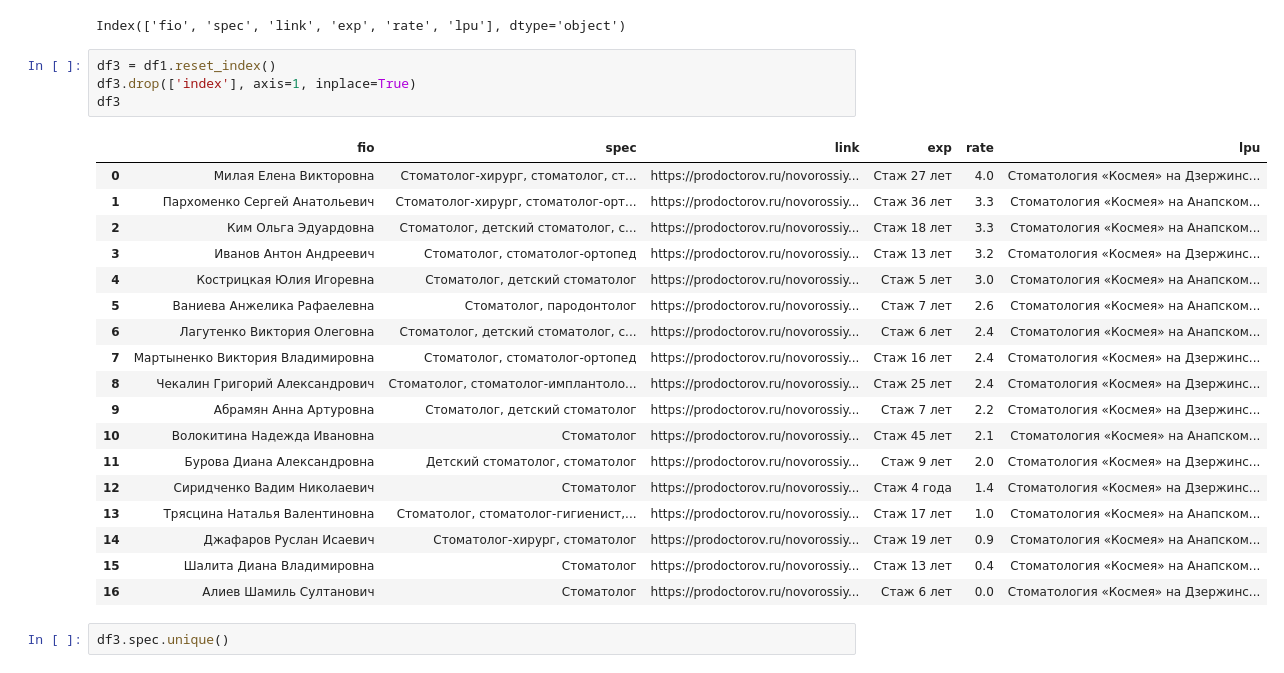
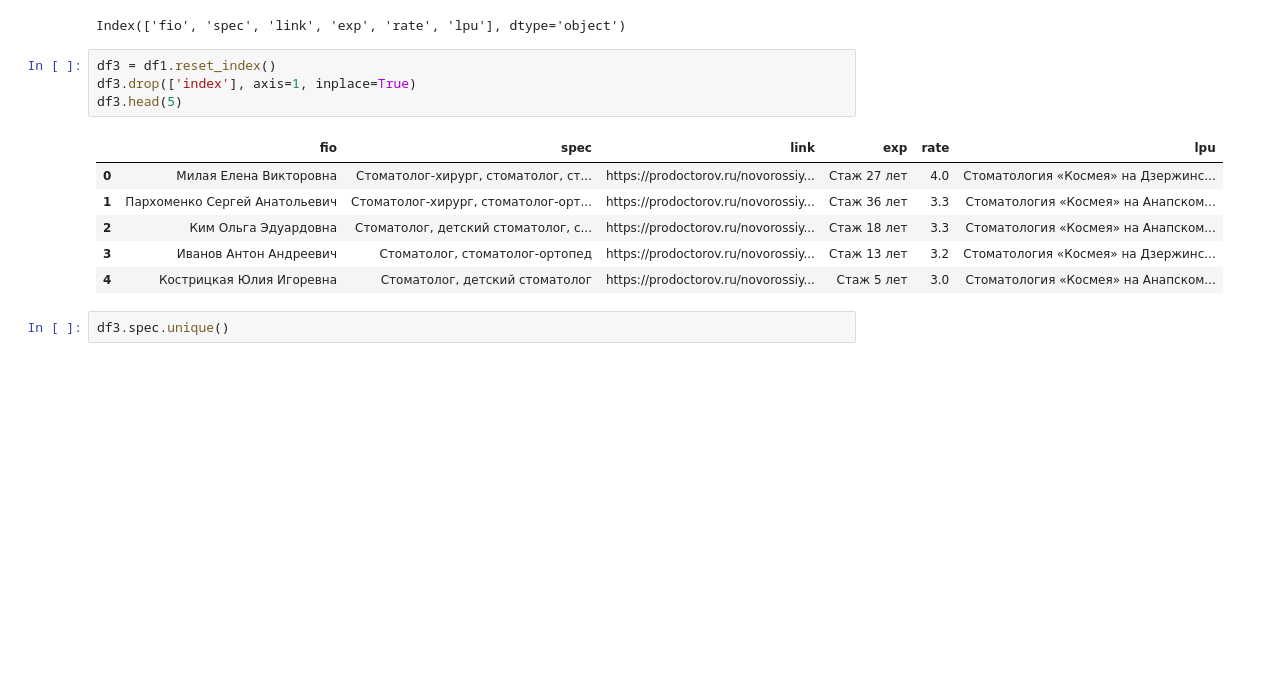
Before and after one commit to edwan70/Portfolio_old, a Jupyter notebook: crowler_doctors1.ipynb, the cells around one changed output. Saved outputs shown, nothing was run; the diff lists cells and outputs as text; blank space fills up the shorter version.

```diff
--- a/crowler_doctors1.ipynb
+++ b/crowler_doctors1.ipynb
@@ -113,26 +96,14 @@ Index(['fio', 'spec', 'link', 'exp', 'rate', 'lpu'], dtype='object')
 # %%
 df3 = df1.reset_index()
 df3.drop(['index'], axis=1, inplace=True)
-df3
+df3.head(5)
 # %% [output]
 |  | fio | spec | link | exp | rate | lpu |
 | 0 | Милая Елена Викторовна | Стоматолог-хирург, стоматолог, ст... | https://prodoctorov.ru/novorossiy... | Стаж 27 лет | 4.0 | Стоматология «Космея» на Дзержинс... |
 | 1 | Пархоменко Сергей Анатольевич | Стоматолог-хирург, стоматолог-орт... | https://prodoctorov.ru/novorossiy... | Стаж 36 лет | 3.3 | Стоматология «Космея» на Анапском... |
 | 2 | Ким Ольга Эдуардовна | Стоматолог, детский стоматолог, с... | https://prodoctorov.ru/novorossiy... | Стаж 18 лет | 3.3 | Стоматология «Космея» на Анапском... |
 | 3 | Иванов Антон Андреевич | Стоматолог, стоматолог-ортопед | https://prodoctorov.ru/novorossiy... | Стаж 13 лет | 3.2 | Стоматология «Космея» на Дзержинс... |
 | 4 | Кострицкая Юлия Игоревна | Стоматолог, детский стоматолог | https://prodoctorov.ru/novorossiy... | Стаж 5 лет | 3.0 | Стоматология «Космея» на Анапском... |
-| 5 | Ваниева Анжелика Рафаелевна | Стоматолог, пародонтолог | https://prodoctorov.ru/novorossiy... | Стаж 7 лет | 2.6 | Стоматология «Космея» на Анапском... |
-| 6 | Лагутенко Виктория Олеговна | Стоматолог, детский стоматолог, с... | https://prodoctorov.ru/novorossiy... | Стаж 6 лет | 2.4 | Стоматология «Космея» на Анапском... |
-| 7 | Мартыненко Виктория Владимировна | Стоматолог, стоматолог-ортопед | https://prodoctorov.ru/novorossiy... | Стаж 16 лет | 2.4 | Стоматология «Космея» на Дзержинс... |
-| 8 | Чекалин Григорий Александрович | Стоматолог, стоматолог-имплантоло... | https://prodoctorov.ru/novorossiy... | Стаж 25 лет | 2.4 | Стоматология «Космея» на Дзержинс... |
-| 9 | Абрамян Анна Артуровна | Стоматолог, детский стоматолог | https://prodoctorov.ru/novorossiy... | Стаж 7 лет | 2.2 | Стоматология «Космея» на Дзержинс... |
-| 10 | Волокитина Надежда Ивановна | Стоматолог | https://prodoctorov.ru/novorossiy... | Стаж 45 лет | 2.1 | Стоматология «Космея» на Анапском... |
-| 11 | Бурова Диана Александровна | Детский стоматолог, стоматолог | https://prodoctorov.ru/novorossiy... | Стаж 9 лет | 2.0 | Стоматология «Космея» на Дзержинс... |
-| 12 | Сиридченко Вадим Николаевич | Стоматолог | https://prodoctorov.ru/novorossiy... | Стаж 4 года | 1.4 | Стоматология «Космея» на Дзержинс... |
-| 13 | Трясцина Наталья Валентиновна | Стоматолог, стоматолог-гигиенист,... | https://prodoctorov.ru/novorossiy... | Стаж 17 лет | 1.0 | Стоматология «Космея» на Анапском... |
-| 14 | Джафаров Руслан Исаевич | Стоматолог-хирург, стоматолог | https://prodoctorov.ru/novorossiy... | Стаж 19 лет | 0.9 | Стоматология «Космея» на Анапском... |
-| 15 | Шалита Диана Владимировна | Стоматолог | https://prodoctorov.ru/novorossiy... | Стаж 13 лет | 0.4 | Стоматология «Космея» на Анапском... |
-| 16 | Алиев Шамиль Султанович | Стоматолог | https://prodoctorov.ru/novorossiy... | Стаж 6 лет | 0.0 | Стоматология «Космея» на Дзержинс... |
 # %%
 df3.spec.unique()
 # %% [output]
```
Also changed, not shown: parts of 5 cells of this notebook, 1 other file.
